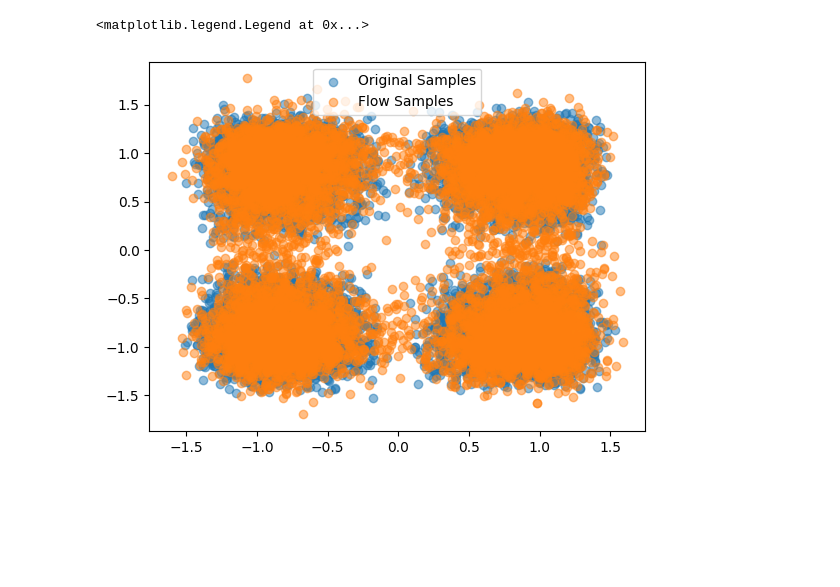
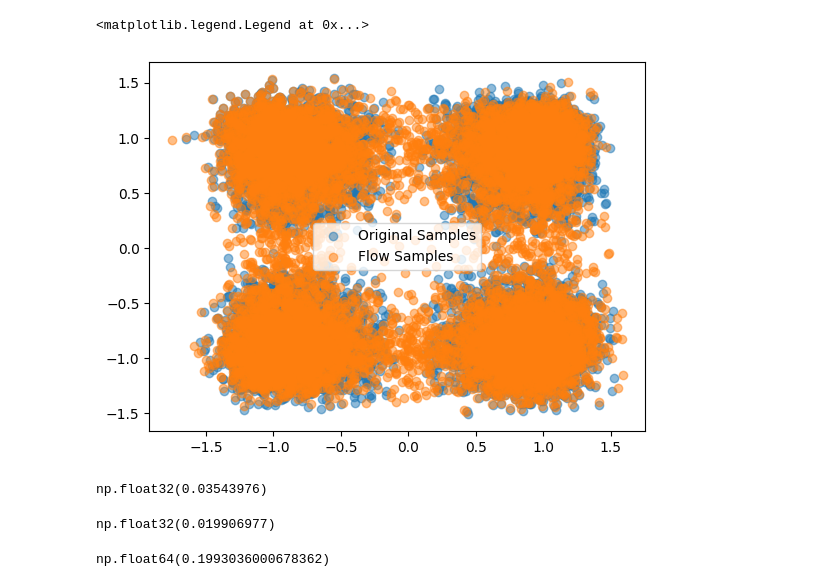
Before and after one commit to echen347/polymath25-ML, a Jupyter notebook: Normalizing Flows/2025_10_04/ICNN_NF.ipynb, the cells around one changed output. Drawn from its saved outputs; the diff is of its cells as text; code cells hidden in the pictures; blank space fills up the shorter version.

```diff
--- a/Normalizing Flows/2025_10_04/ICNN_NF.ipynb
+++ b/Normalizing Flows/2025_10_04/ICNN_NF.ipynb
@@ -79,12 +80,14 @@ class ICNN(nn.Module):
             self.output_layer.weight.copy_(torch.abs(self.output_layer.weight))
 # %%
 base = torch.distributions.MultivariateNormal(torch.zeros(2, device=device), torch.eye(2, device=device))
+S = base.sample((10000,)).cpu().numpy()
 def T(xy):
     x = xy[:,0]
     y = xy[:,1]
     return np.stack([np.cbrt(x), np.cbrt(y)], axis=1)
 
-X = T(base.sample_n(10000).cpu().numpy())
+X = T(S)
+np.savez('./X_data.npz', X=X)
 # %%
 plt.scatter(X[:,0], X[:,1])
 # %% [output]
@@ -284,13 +633,38 @@ Epoch 200/200, NLL = 1.5250
 # %%
-flow_samples = model.reverse(base.sample_n(10000).to(device), max_iter=1000, lr=1.0, tol=1e-8)
+S_tensor = torch.tensor(S, dtype=torch.float32, device=device)
+flow_samples = model.reverse(S_tensor, max_iter=10000, lr=1.0, tol=1e-8)
 flow_samples = flow_samples.cpu().detach().numpy()
 plt.scatter(X[:,0], X[:,1], alpha=0.5, label='Original Samples')
 plt.scatter(flow_samples[:,0], flow_samples[:,1], alpha=0.5, label='Flow Samples')
-
+#plt.ylim(0.9, 1.1)
+#plt.xlim(0.9, 1.1)
 plt.legend()
 # %% [output]
 <matplotlib.legend.Legend at 0x...>
-[figure, old version]
+[figure, new version]
+# %%
+################################################
+"""
+NORMAL TRAINING:
+0.04
+
+STEPS WISE:
+0.034
+0.035
+"""
+
+################################################
+np.mean(np.linalg.norm(flow_samples - X, axis=1))
+# %% [output]
+np.float32(0.03543976)
+# %%
+np.mean(np.abs(flow_samples - X))
+# %% [output]
+np.float32(0.019906977)
+# %%
+np.sqrt(0.039721925)
+# %% [output]
+np.float64(0.1993036000678362)
 # %%
 g = np.linspace(-2, 2, 100)
 grid = np.meshgrid(g, g)
```
Also changed, not shown: parts of 14 cells of this notebook, 1 other file.
